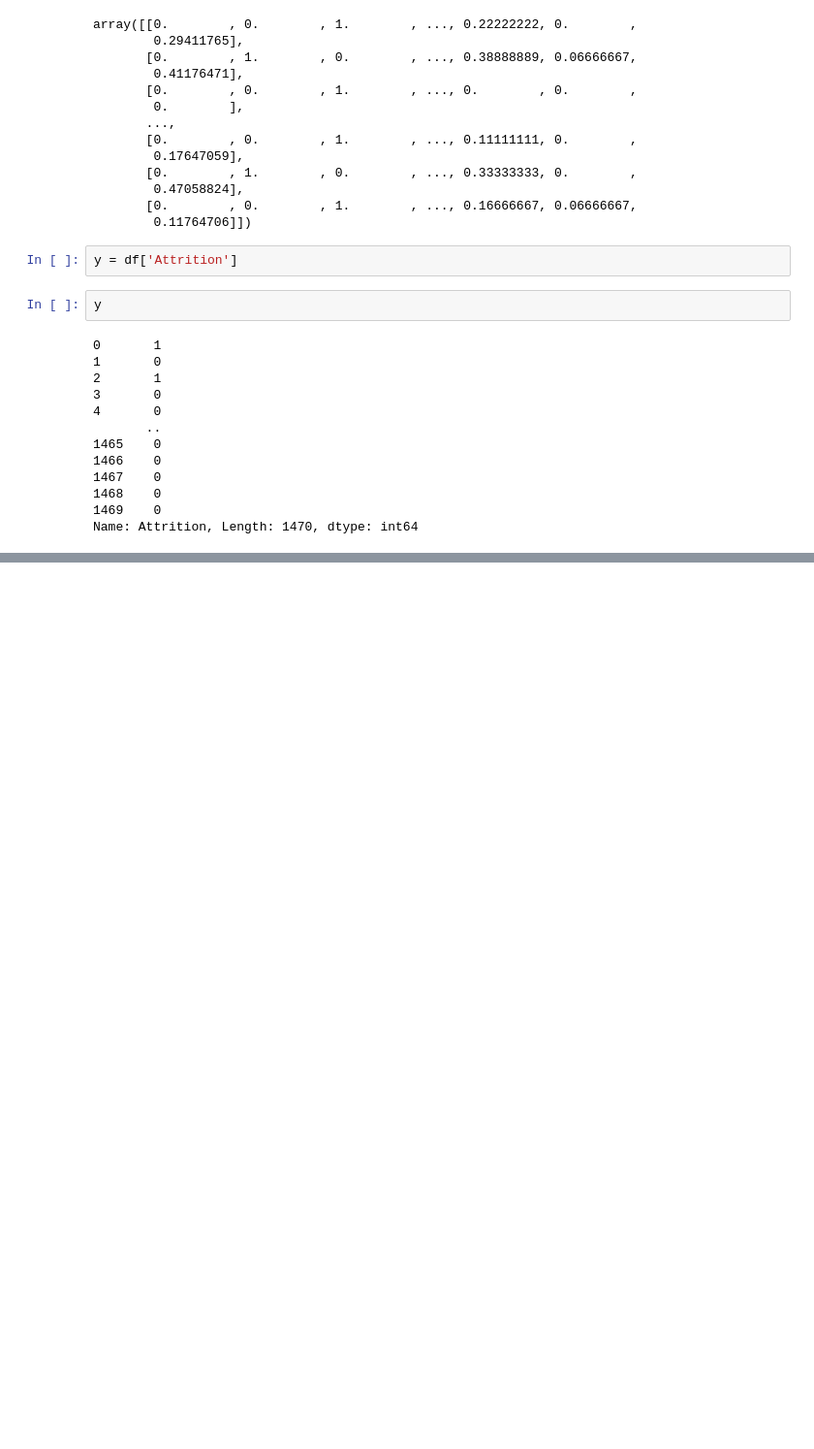
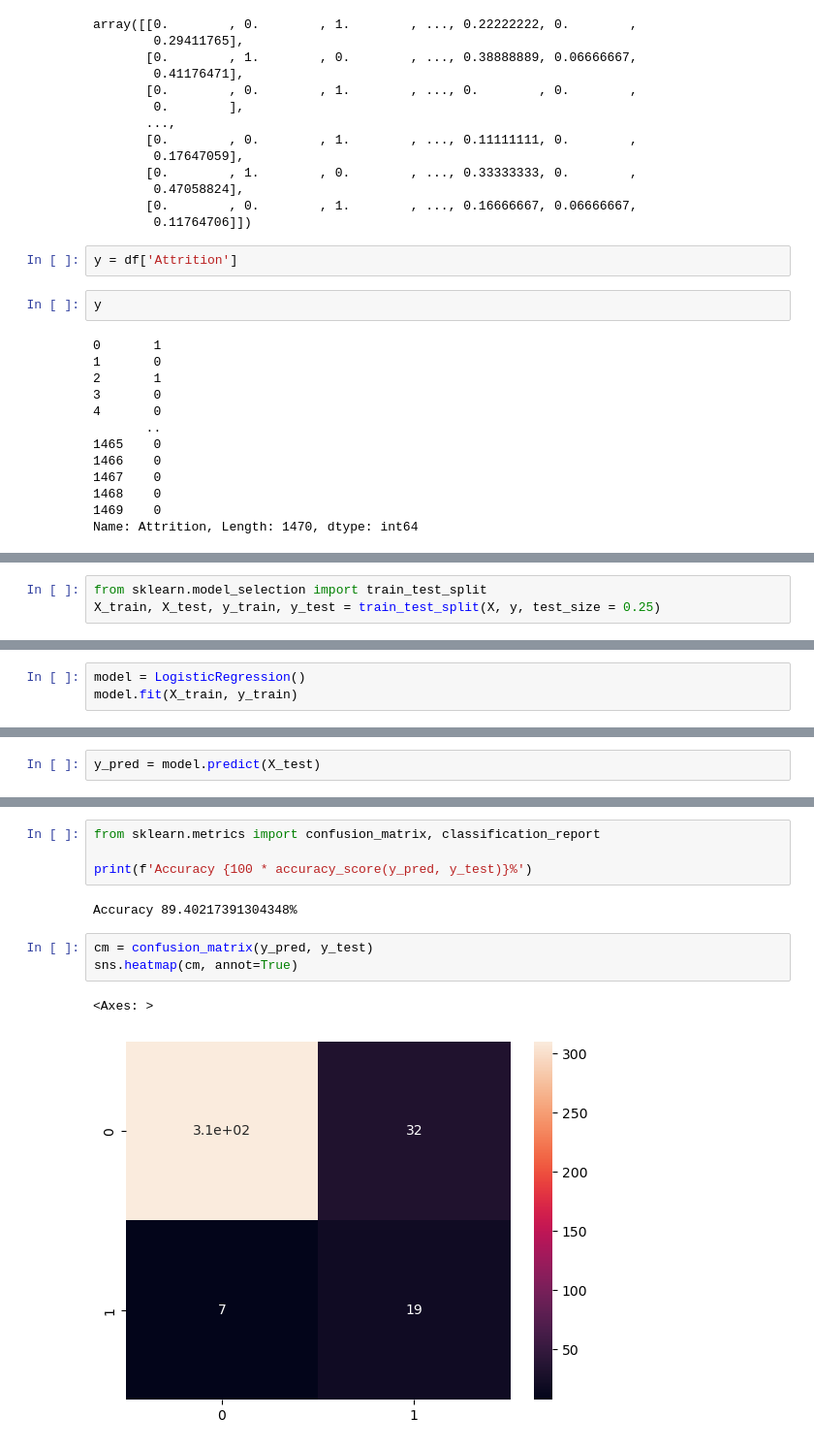
Before and after one commit to mattyapers/Data-Science, a Jupyter notebook: HR Model.ipynb, the cells around one changed output, grey strips where cells are left out. Shown at 97% size. Drawn from its saved outputs; the diff is of its cells as text; blank space fills up the shorter version.

```diff
--- a/HR Model.ipynb
+++ b/HR Model.ipynb
@@ -493,0 +492,3 @@ Name: Attrition, Length: 1470, dtype: int64
+# %%
+from sklearn.model_selection import train_test_split
+X_train, X_test, y_train, y_test = train_test_split(X, y, test_size = 0.25)
@@ -493,0 +504,3 @@ Name: Attrition, Length: 1470, dtype: int64
+# %%
+model = LogisticRegression()
+model.fit(X_train, y_train)
@@ -493,0 +509,2 @@ Name: Attrition, Length: 1470, dtype: int64
+# %%
+y_pred = model.predict(X_test)
@@ -493,0 +531,12 @@ Name: Attrition, Length: 1470, dtype: int64
+# %%
+from sklearn.metrics import confusion_matrix, classification_report
+
+print(f'Accuracy {100 * accuracy_score(y_pred, y_test)}%')
+# %% [output]
+Accuracy 89.40217391304348%
+# %%
+cm = confusion_matrix(y_pred, y_test)
+sns.heatmap(cm, annot=True)
+# %% [output]
+<Axes: >
+[figure, added]
```
Also changed, not shown: parts of 26 cells of this notebook.
